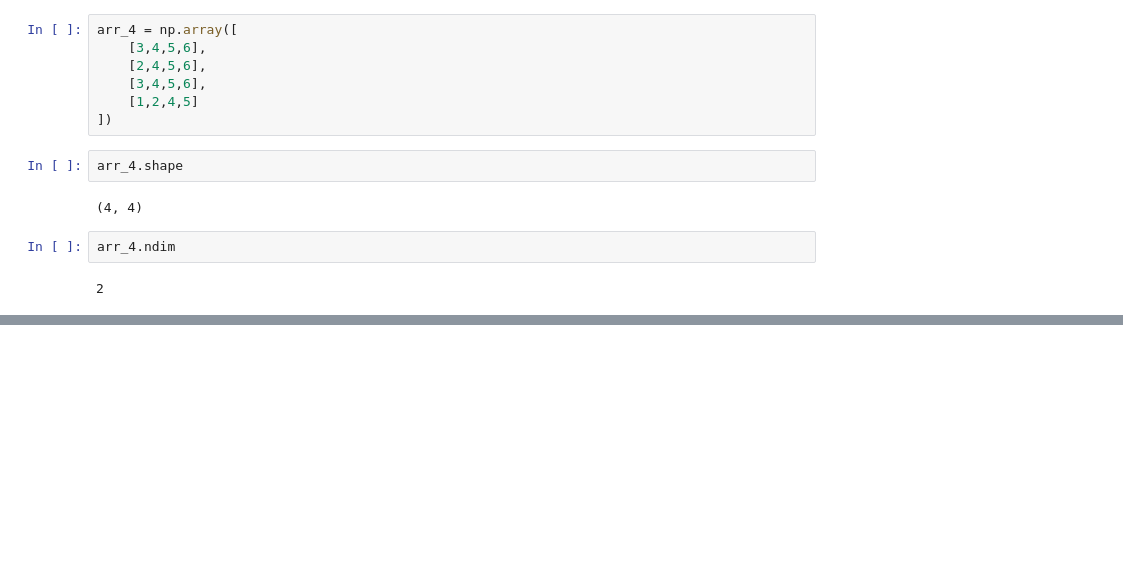
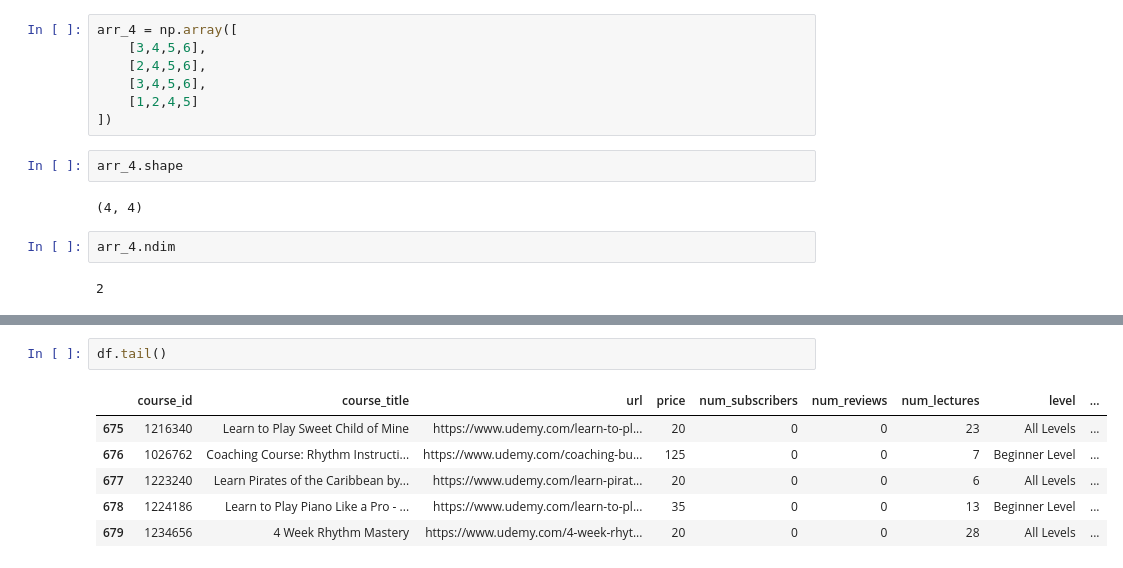
Before and after one commit to jaywon9ja/Data_Analysis_with_Python_Dparagon, a Jupyter notebook: Data_Analysis_Libraries.ipynb, the cells around one changed output, grey strips where cells are left out. Cells and saved outputs as stored; diff of their text form; blank space fills up the shorter version.

```diff
--- a/Data_Analysis_Libraries.ipynb
+++ b/Data_Analysis_Libraries.ipynb
@@ -68,0 +234,9 @@ arr_4.ndim
+# %%
+df.tail()
+# %% [output]
+|  | course_id | course_title | url | price | num_subscribers | num_reviews | num_lectures | level | ... |
+| 675 | 1216340 | Learn to Play Sweet Child of Mine | https://www.udemy.com/learn-to-pl... | 20 | 0 | 0 | 23 | All Levels | ... |
+| 676 | 1026762 | Coaching Course: Rhythm Instructi... | https://www.udemy.com/coaching-bu... | 125 | 0 | 0 | 7 | Beginner Level | ... |
+| 677 | 1223240 | Learn Pirates of the Caribbean by... | https://www.udemy.com/learn-pirat... | 20 | 0 | 0 | 6 | All Levels | ... |
+| 678 | 1224186 | Learn to Play Piano Like a Pro - ... | https://www.udemy.com/learn-to-pl... | 35 | 0 | 0 | 13 | Beginner Level | ... |
+| 679 | 1234656 | 4 Week Rhythm Mastery | https://www.udemy.com/4-week-rhyt... | 20 | 0 | 0 | 28 | All Levels | ... |
```
Also changed, not shown: parts of 27 cells of this notebook.
